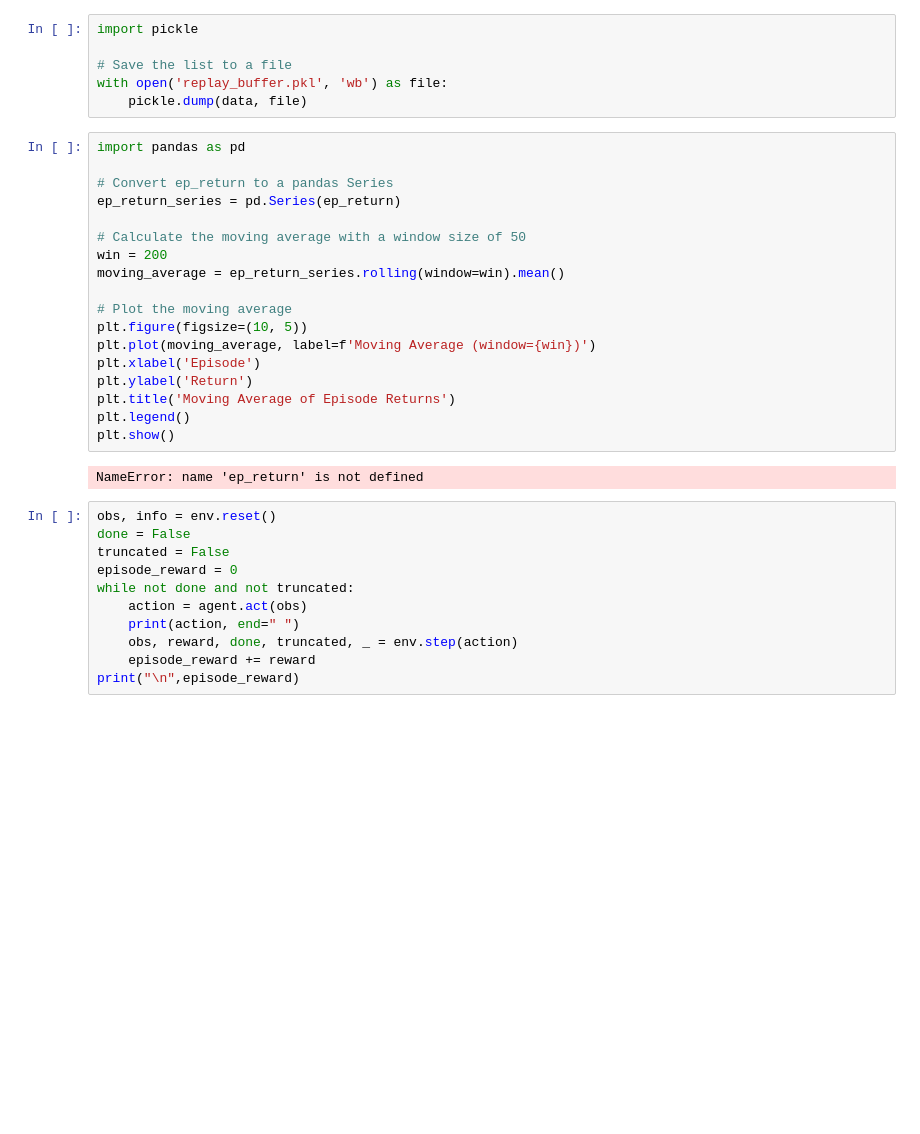
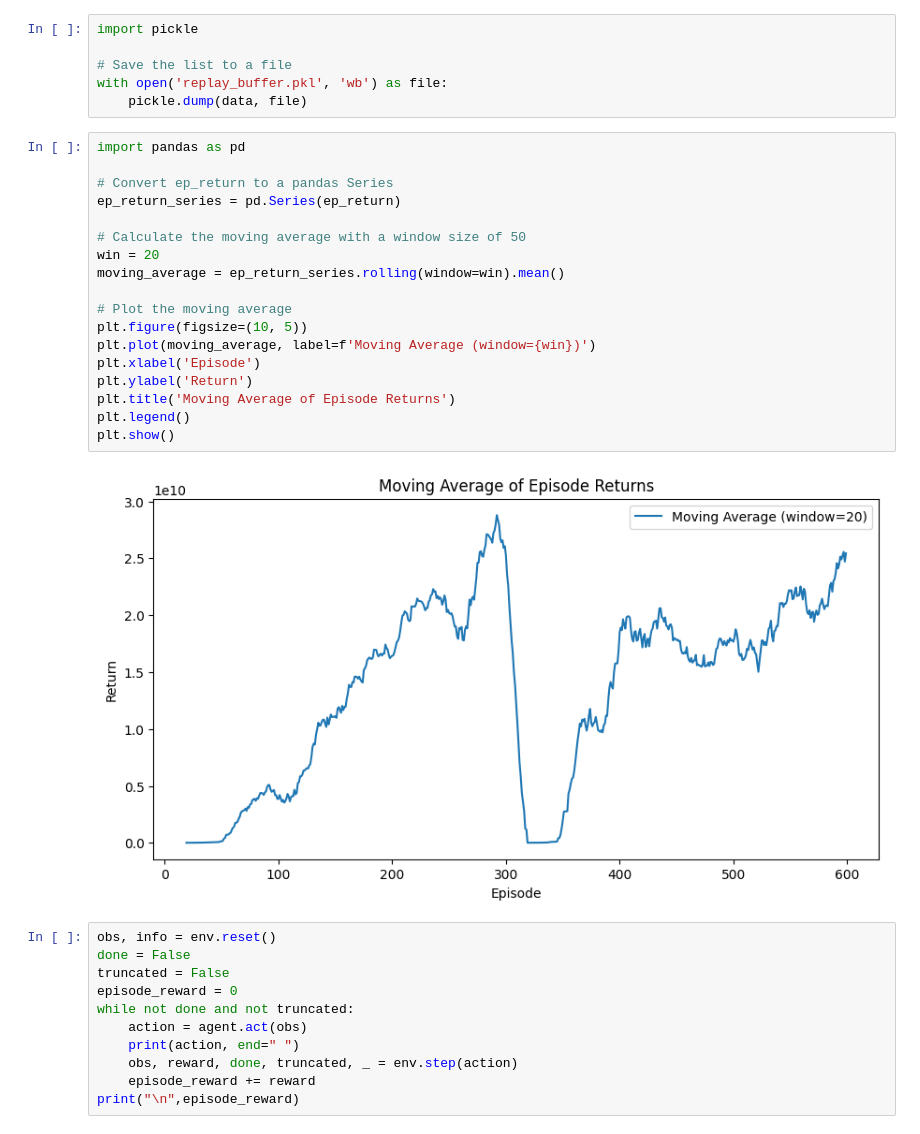
Before and after one commit to RL-MVA-2024-25/mva-rl-assignment-Inirius, a Jupyter notebook: src/test.ipynb, the cells around one changed output. Cells and saved outputs as stored; diff of their text form; blank space fills up the shorter version.

```diff
--- a/src/test.ipynb
+++ b/src/test.ipynb
@@ -56,23 +89,23 @@ with open('replay_buffer.pkl', 'wb') as file:
 # %%
 import pandas as pd
 
 # Convert ep_return to a pandas Series
 ep_return_series = pd.Series(ep_return)
 
 # Calculate the moving average with a window size of 50
-win = 200
+win = 20
 moving_average = ep_return_series.rolling(window=win).mean()
 
 # Plot the moving average
 plt.figure(figsize=(10, 5))
 plt.plot(moving_average, label=f'Moving Average (window={win})')
 plt.xlabel('Episode')
 plt.ylabel('Return')
 plt.title('Moving Average of Episode Returns')
 plt.legend()
 plt.show()
 # %% [output]
-NameError: name 'ep_return' is not defined
+[figure, added]
 # %%
 obs, info = env.reset()
 done = False
```
Also changed, not shown: parts of 6 cells of this notebook, 2 other files.
